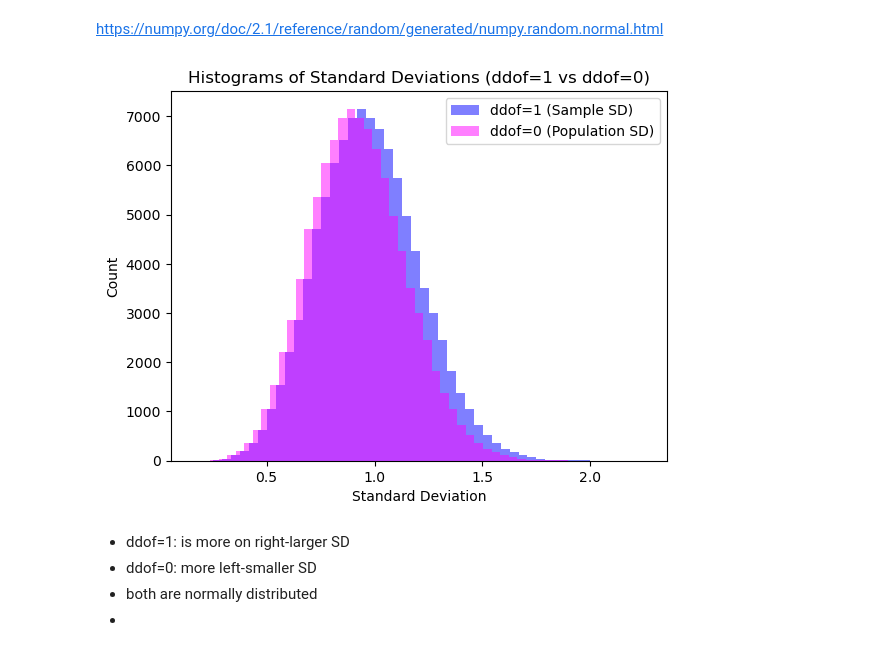
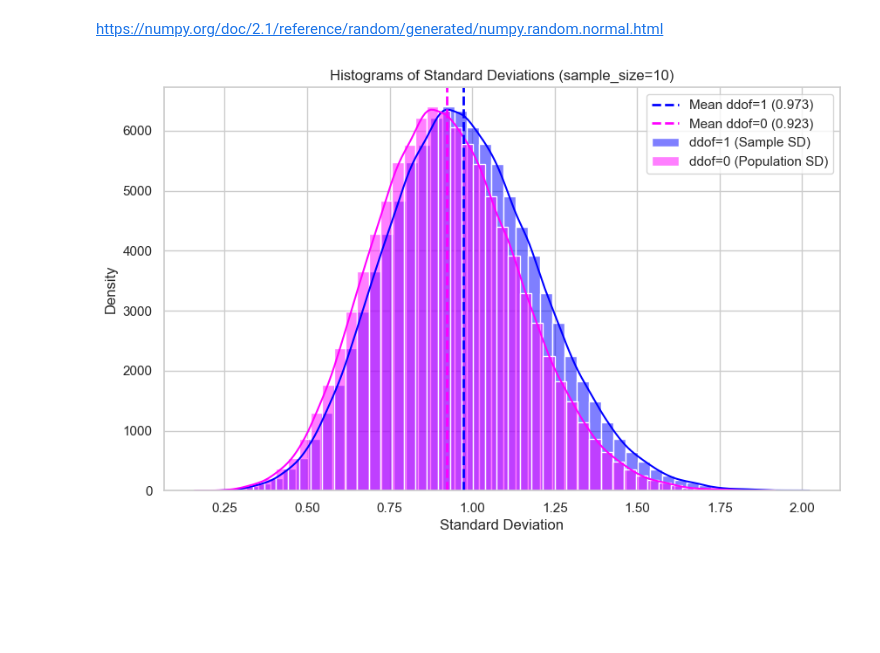
Before and after one commit to lryan30/applied_statistics, a Jupyter notebook: problems.ipynb, the cells around one changed output. Drawn from its saved outputs; the diff is of its cells as text; code cells hidden in the pictures; blank space fills up the shorter version.

Commit message:
updated histograms

```diff
--- a/problems.ipynb
+++ b/problems.ipynb
@@ -82,26 +83,35 @@ import matplotlib.pyplot as plt
-# %%
-number_samples = 100000
-sample_size = 10
-
-samples = np.random.normal(loc=0, scale=1, size=(number_samples, sample_size))
-
-
-
-std_ddof1 = np.std(samples, axis=1, ddof=1)  # Sample standard deviation
-std_ddof0 = np.std(samples, axis=1, ddof=0)  # Population standard deviation
-
-# Plot histograms
-plt.hist(std_ddof1, bins=50, alpha=0.5, label='ddof=1 (Sample SD)', color='blue')
-plt.hist(std_ddof0, bins=50, alpha=0.5, label='ddof=0 (Population SD)', color='magenta')
-plt.xlabel('Standard Deviation')
-plt.ylabel('Count')
-plt.title('Histograms of Standard Deviations (ddof=1 vs ddof=0)')
-plt.legend()
-plt.show()
-# %% [output]
-[figure, removed]
-# %% [markdown]
--   ddof=1: is more on right-larger SD
--   ddof=0: more left-smaller SD
--   both are normally distributed
--
+# %%
+
+
+number_samples = 100000
+sample_size = 10
+
+samples = np.random.normal(loc=0, scale=1, size=(number_samples, sample_size))
+
+# Calculate standard deviations
+std_ddof1 = np.std(samples, axis=1, ddof=1)  # Sample SD
+std_ddof0 = np.std(samples, axis=1, ddof=0)  # Population SD
+
+# Calculate means
+mean_ddof1 = np.mean(std_ddof1)
+mean_ddof0 = np.mean(std_ddof0)
+
+
+sns.set_theme(style="whitegrid")
+plt.figure(figsize=(10, 6))
+
+# Plot histograms with KDE
+sns.histplot(std_ddof1, bins=50, color='blue', label='ddof=1 (Sample SD)', kde=True, alpha=0.5)
+sns.histplot(std_ddof0, bins=50, color='magenta', label='ddof=0 (Population SD)', kde=True, alpha=0.5)
+
+# Add mean lines
+plt.axvline(mean_ddof1, color='blue', linestyle='--', linewidth=2, label=f'Mean ddof=1 ({mean_ddof1:.3f})')
+plt.axvline(mean_ddof0, color='magenta', linestyle='--', linewidth=2, label=f'Mean ddof=0 ({mean_ddof0:.3f})')
+
+plt.xlabel('Standard Deviation')
+plt.ylabel('Density')
+plt.title('Histograms of Standard Deviations (sample_size=10)')
+plt.legend()
+plt.show()
+# %% [output]
+[figure, added]
```
Also changed, not shown: parts of 5 cells of this notebook.
